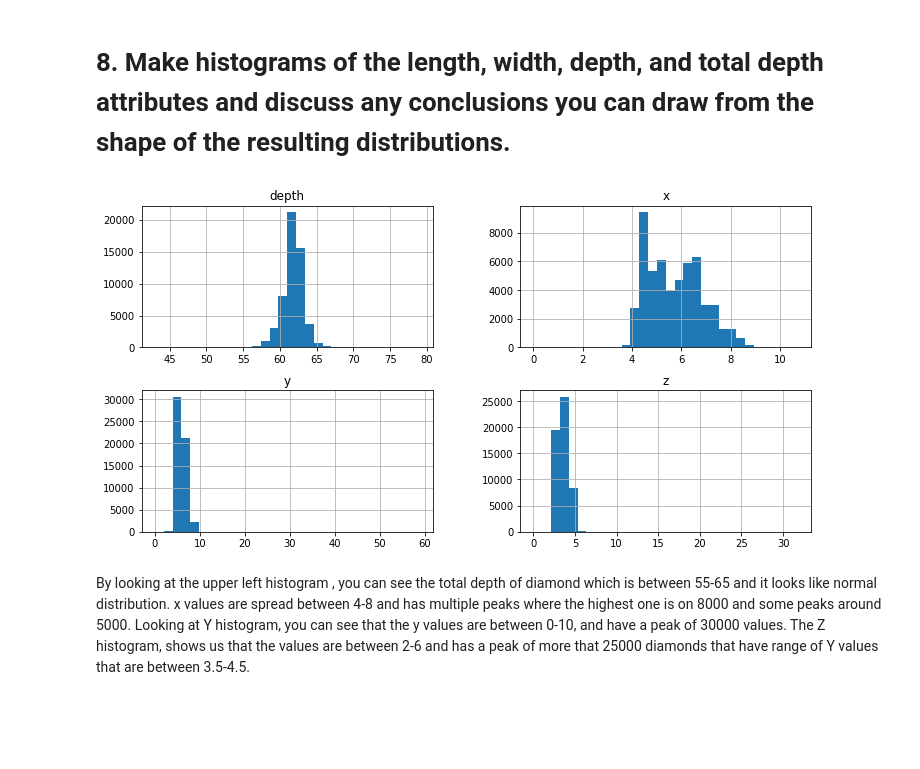
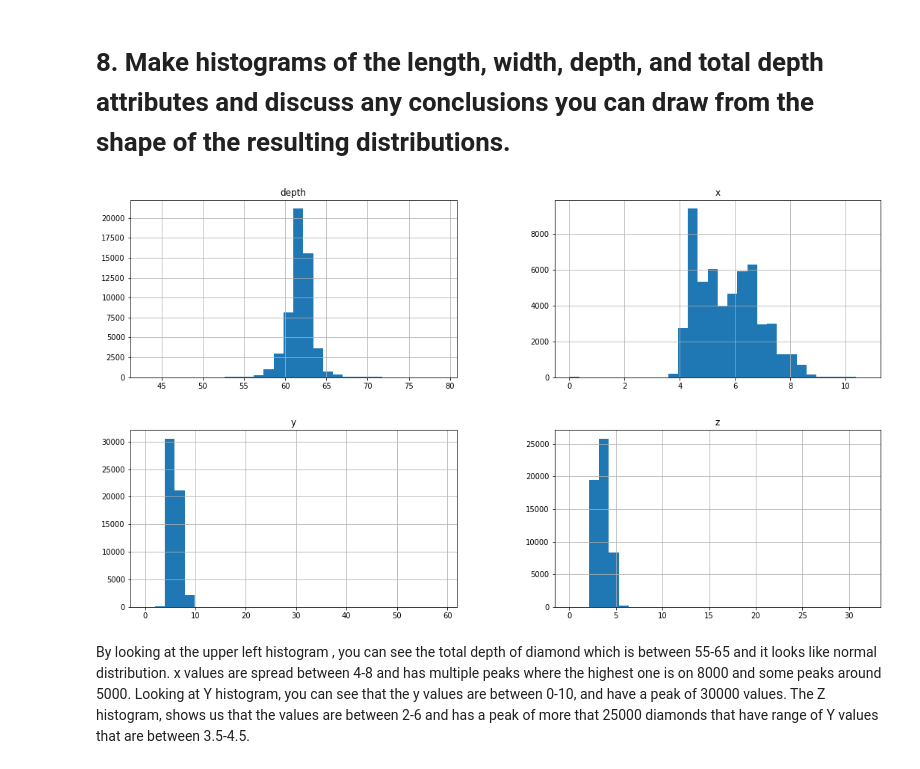
Before and after one commit to kaolga28/DAV-54000, a Jupyter notebook: O_Kriyokov_W6_assn.ipynb, the cells around one changed output. Cells and saved outputs as stored; diff of their text form; code cells hidden in the pictures; blank space fills up the shorter version.

```diff
--- a/O_Kriyokov_W6_assn.ipynb
+++ b/O_Kriyokov_W6_assn.ipynb
@@ -180,10 +182,10 @@ By creating this box plot you will be able to destinguish different diamond cuts
 # 8. Make histograms of the length, width, depth, and total depth attributes and discuss any conclusions you can draw from the shape of the resulting distributions.
 # %%
 tempdf=df.loc[:,['x','y','z','depth']]
-tempdf.hist(bins=30,figsize=(12,6))
+tempdf.hist(bins=30,figsize=(18,10))
 plt.show()
 # %% [output]
-[figure, old version]
+[figure, new version]
 # %% [markdown]
 By looking at the upper left histogram , you can see  the total depth of diamond which is between 55-65 and it looks like normal distribution. x values are spread between 4-8 and has multiple peaks where the highest one is on 8000 and some peaks around 5000. Looking at Y histogram, you can see that the y values are between 0-10, and have a peak of 30000 values. The Z histogram, shows us that the values are between 2-6 and has a peak of more that 25000 diamonds that have range of Y values that are between 3.5-4.5.
 # %% [markdown]
```
Also changed, not shown: parts of 1 cell of this notebook.
